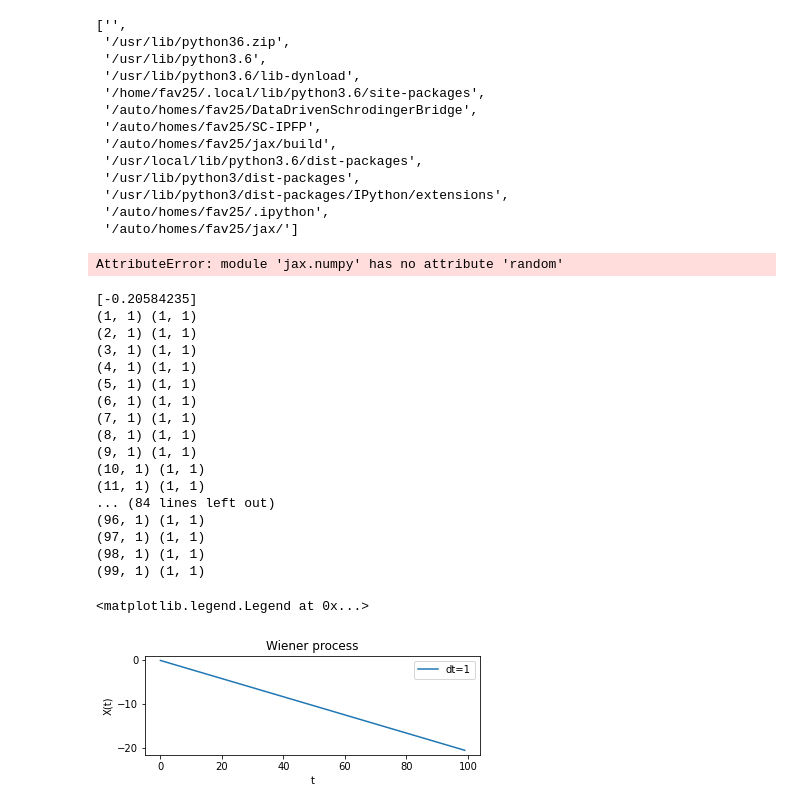
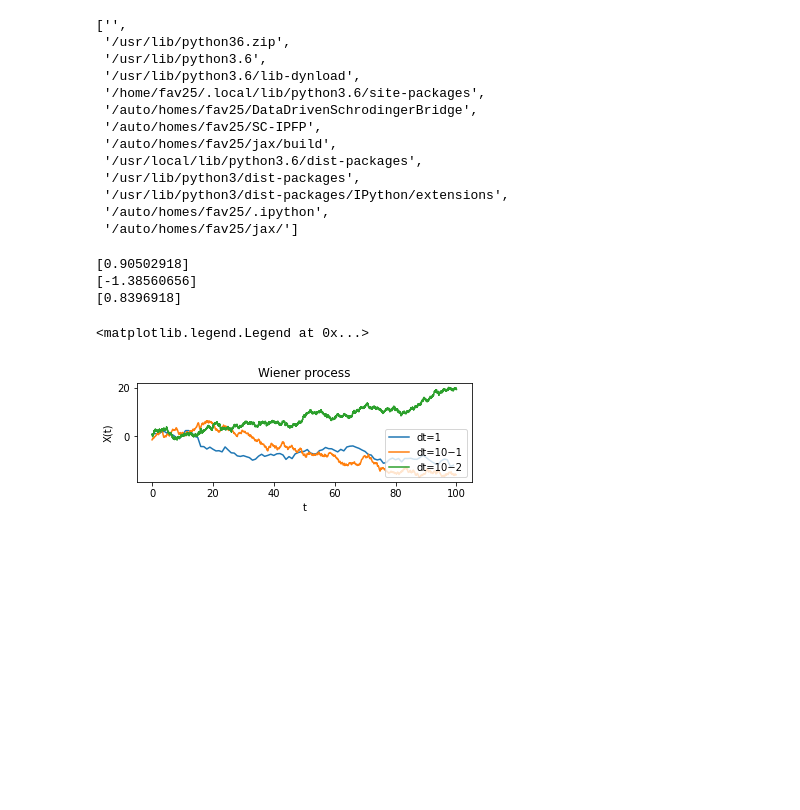
Before and after one commit to franciscovargas/SC-IPFP, a Jupyter notebook: notebooks/Test_RK_solver.ipynb, the cells around one changed output. Drawn from its saved outputs; the diff is of its cells as text; code cells hidden in the pictures; blank space fills up the shorter version.

```diff
--- a/notebooks/Test_RK_solver.ipynb
+++ b/notebooks/Test_RK_solver.ipynb
@@ -23,51 +23,33 @@ sys.path
  '/usr/lib/python3/dist-packages/IPython/extensions',
  '/auto/homes/fav25/.ipython',
  '/auto/homes/fav25/jax/']
-# %%
-np.random
-# %% [output]
-AttributeError: module 'jax.numpy' has no attribute 'random'
 # %%
 # key, subkey = jax.random.split(key)
 # jax.random.normal(subkey, shape=(3,))
 # %%
 pl.subplot(211)  # Simple Wiener Process
 alfa_wp = lambda X, t: np.array([0])
 beta_wp = lambda X, t: np.array([1])
 tWP1, YWP1 = solve_sde_RK(alfa=alfa_wp, beta=beta_wp, dt=1, N=100)
 pl.plot(tWP1, YWP1[:, 0], label='dt=1')
-plt.show()
-# tWP2, YWP2 = solve_sde_RK(alfa=alfa_wp, beta=beta_wp, dt=.1, N=1000)
-# pl.plot(tWP2, YWP2[:, 0], label='dt=10−1')
-plt.show()
-# tWP3, YWP3 = solve_sde_RK(alfa=alfa_wp, beta=beta_wp, dt=.01, N=10000)
-# pl.plot(tWP3, YWP3[:, 0], label='dt=10−2')
-plt.show()
+# pl.show()
+tWP2, YWP2 = solve_sde_RK(alfa=alfa_wp, beta=beta_wp, dt=.1, N=1000)
+pl.plot(tWP2, YWP2[:, 0], label='dt=10−1')
+# pl.show()
+tWP3, YWP3 = solve_sde_RK(alfa=alfa_wp, beta=beta_wp, dt=.01, N=10000)
+pl.plot(tWP3, YWP3[:, 0], label='dt=10−2')
+# pl.show()
 
 pl.title('Wiener process')
 pl.xlabel('t')
 pl.ylabel('X(t)')
 pl.legend(loc='best')
 # %% [output]
-[-0.20584235]
-(1, 1) (1, 1)
-(2, 1) (1, 1)
-(3, 1) (1, 1)
-(4, 1) (1, 1)
-(5, 1) (1, 1)
-(6, 1) (1, 1)
-(7, 1) (1, 1)
-(8, 1) (1, 1)
-(9, 1) (1, 1)
-(10, 1) (1, 1)
-(11, 1) (1, 1)
-... (84 lines left out)
-(96, 1) (1, 1)
-(97, 1) (1, 1)
-(98, 1) (1, 1)
-(99, 1) (1, 1)
+[0.90502918]
+[-1.38560656]
+[0.8396918]
 <matplotlib.legend.Legend at 0x...>
-[figure, old version]
+[figure, new version]
 # %%
 pl.subplot(212)  # Stochastic Lorenz Equation:
 xL = lambda Y, t: 10.0 * (Y[1] - Y[0])
```
Also changed, not shown: parts of 1 cell of this notebook, 1 other file.
